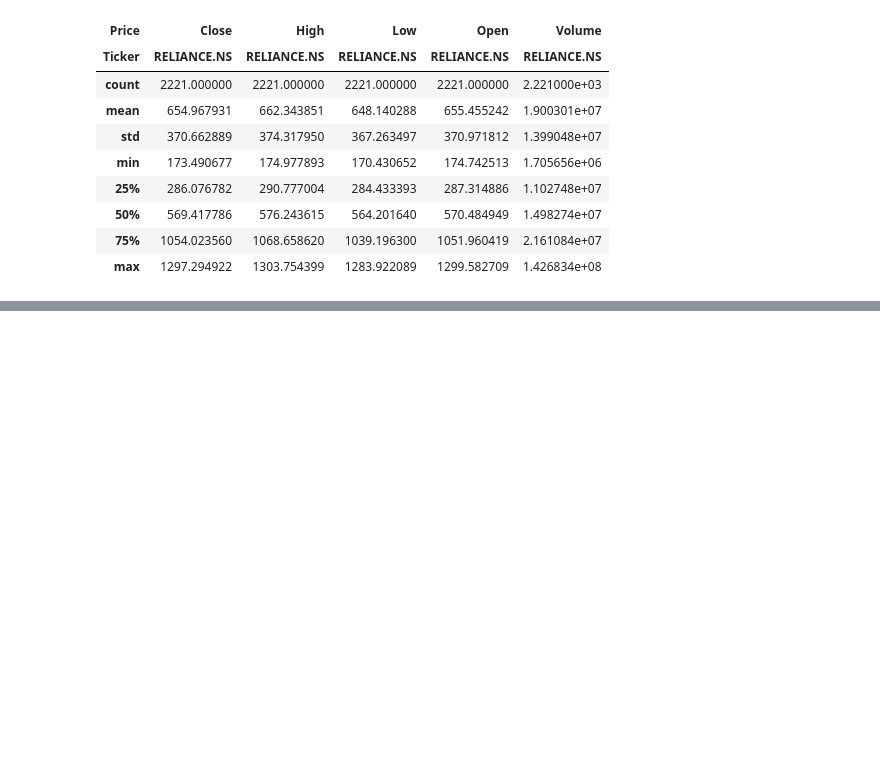
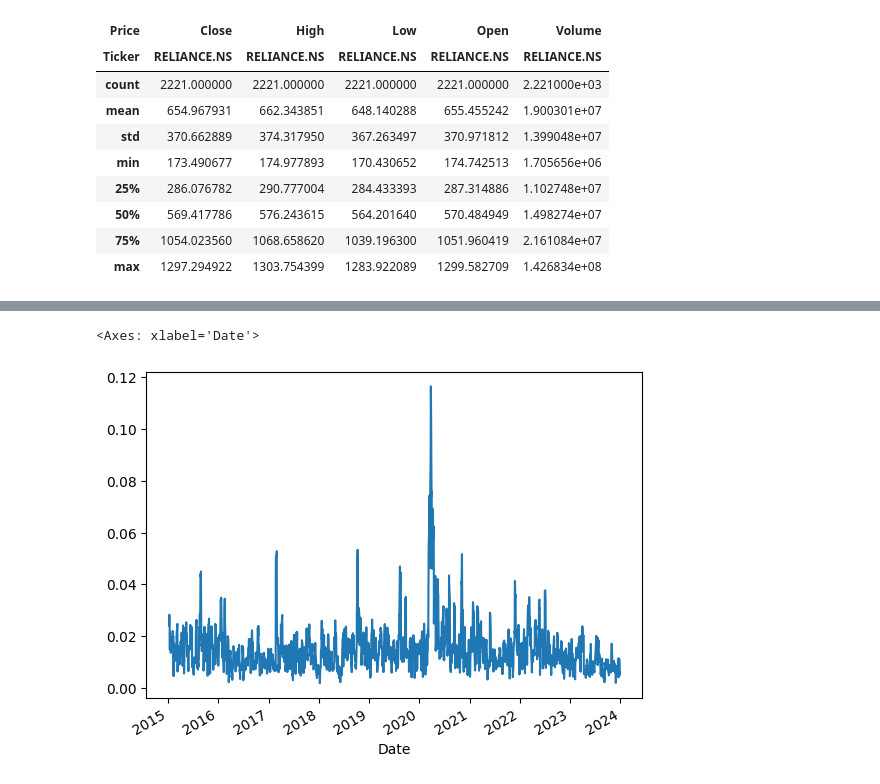
Before and after one commit to BinaryWhizz/Machine-Learning, a Jupyter notebook: Machine Learning 03/01.ipynb, the cells around one changed output, grey strips where cells are left out. Cells and saved outputs as stored; diff of their text form; code cells hidden in the pictures; blank space fills up the shorter version.

```diff
--- a/Machine Learning 03/01.ipynb
+++ b/Machine Learning 03/01.ipynb
@@ -45,0 +76,7 @@ df.describe()
+# %%
+# Volatility plot (Rolling Std)
+
+df['Return'].rolling(5).std().plot()
+# %% [output]
+<Axes: xlabel='Date'>
+[figure, added]
```
Also changed, not shown: parts of 20 cells of this notebook, 1 other file.
